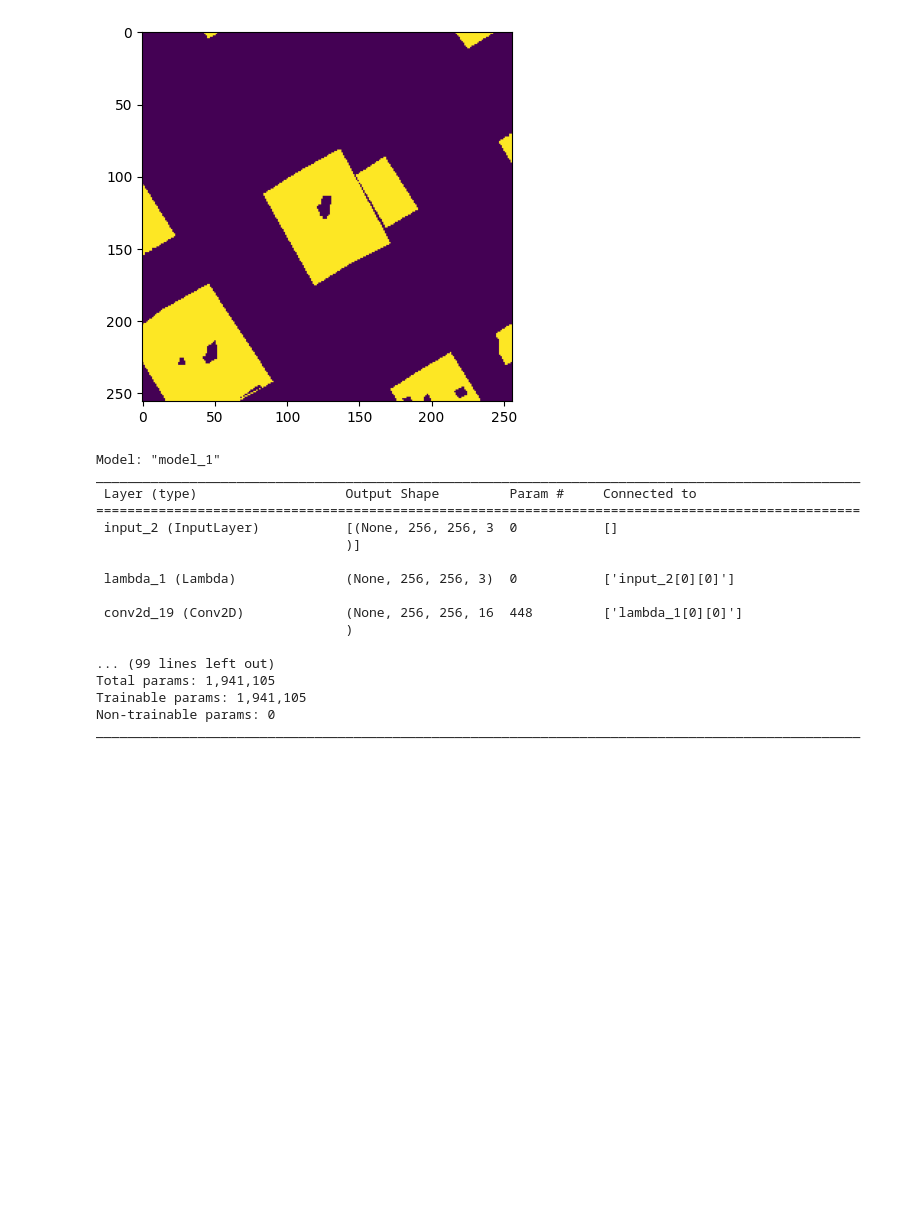
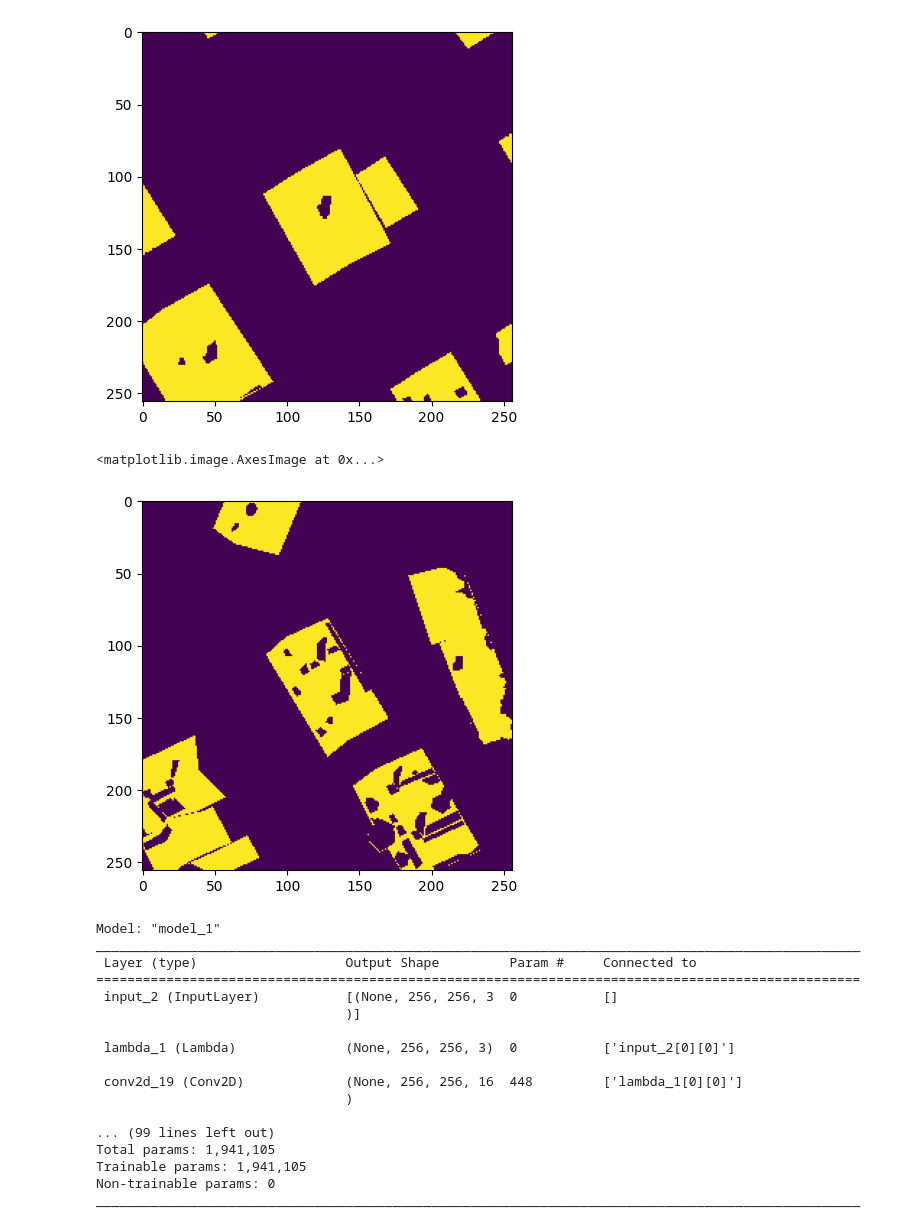
Before and after one commit to MLDL-Rogerzhao/Rooftop-segmentation-Unet, a Jupyter notebook: Unet_model_superstructure.ipynb, the cells around one changed output. Cells and saved outputs as stored; diff of their text form; code cells hidden in the pictures; blank space fills up the shorter version.

```diff
--- a/Unet_model_superstructure.ipynb
+++ b/Unet_model_superstructure.ipynb
@@ -546,6 +549,11 @@ plt.imshow(y_train[2]) # Just make sure before we diving into training the model
 # %% [output]
 <matplotlib.image.AxesImage at 0x...>
 [figure]
+# %%
+plt.imshow(y_test[2])
+# %% [output]
+<matplotlib.image.AxesImage at 0x...>
+[figure, added]
 # %%
 Unet_model2 = get_model()
 Unet_model2.compile(optimizer='adam', loss='binary_crossentropy', metrics=metrics)
```
Also changed, not shown: parts of 16 cells of this notebook.
